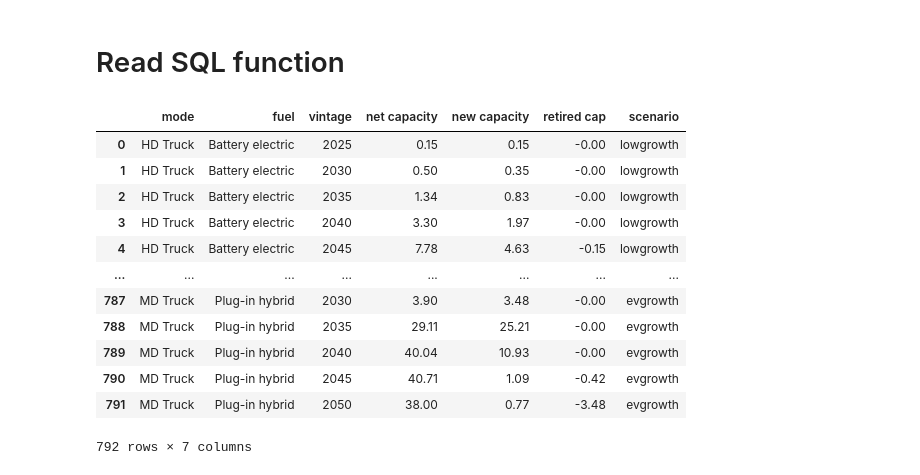
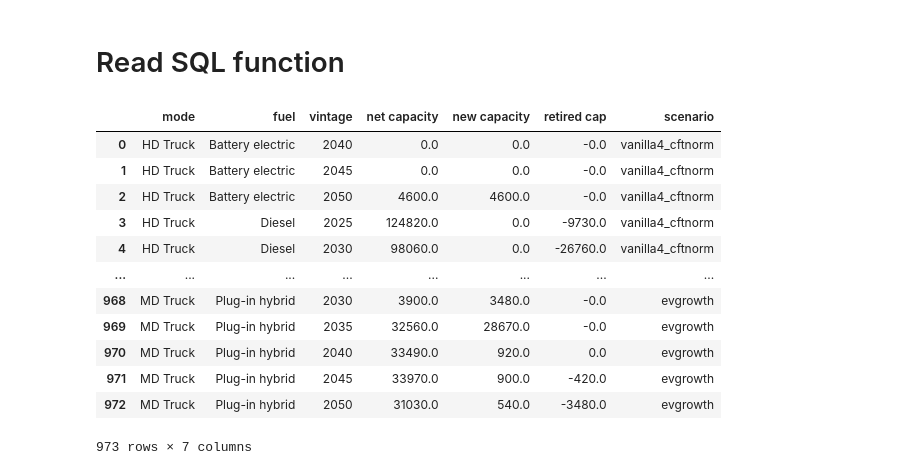
Before and after one commit to CANOE-main/canoe-transportation, a Jupyter notebook: results_analysis/db_results_growth.ipynb, the cells around one changed output. Cells and saved outputs as stored; diff of their text form; code cells hidden in the pictures.

```diff
--- a/results_analysis/db_results_growth.ipynb
+++ b/results_analysis/db_results_growth.ipynb
@@ -333,39 +312,41 @@ plot_capacity_flow(
 # %%
 scenarios = {
     # db variant : scenario
+    'vanilla4' : 'vanilla4_cftnorm',
     "lowgrowth" : "lowgrowth",
-    "baseline"   : "ref2_netgrowth",            # used as 2025 reference
+    "baseline"   : "baseline",            # used as 2025 reference
     "highgrowth": "highgrowth",
     "evgrowth" : "evgrowth"
 }
 modes = ['LD Car', 'LD Truck', 'MD Truck', 'HD Truck']
 
 def load_capacity_flow_scenarios(scenarios: dict[str, str],
                                  modes: list) -> pd.DataFrame:
     dfs = []
     for db_variant, scenario in scenarios.items():
         df = import_db_capacity_data(db_variant, scenario)
         df = df[df['mode'].isin(modes)].copy()  # filter for modes
         df = df.drop(columns=['ex capacity'])   # filter out ex capacity
         df = df[df['vintage'] != 2021].copy()   # filter out 2021 vintage
+        df['net capacity'], df['new capacity'], df['retired cap'] = df['net capacity'] * 1E3, df['new capacity'] * 1E3, df['retired cap'] * 1E3     # convert to normal units
         df["scenario"] = scenario
         dfs.append(df)
     return pd.concat(dfs, ignore_index=True)
 
 fleet_data = load_capacity_flow_scenarios(scenarios, modes)
 fleet_data.to_csv('fleet_data.csv', index=False)
 fleet_data
 # %% [output]
 |  | mode | fuel | vintage | net capacity | new capacity | retired cap | scenario |
-| 0 | HD Truck | Battery electric | 2025 | 0.15 | 0.15 | -0.00 | lowgrowth |
-| 1 | HD Truck | Battery electric | 2030 | 0.50 | 0.35 | -0.00 | lowgrowth |
-| 2 | HD Truck | Battery electric | 2035 | 1.34 | 0.83 | -0.00 | lowgrowth |
-| 3 | HD Truck | Battery electric | 2040 | 3.30 | 1.97 | -0.00 | lowgrowth |
-| 4 | HD Truck | Battery electric | 2045 | 7.78 | 4.63 | -0.15 | lowgrowth |
+| 0 | HD Truck | Battery electric | 2040 | 0.0 | 0.0 | -0.0 | vanilla4_cftnorm |
+| 1 | HD Truck | Battery electric | 2045 | 0.0 | 0.0 | -0.0 | vanilla4_cftnorm |
+| 2 | HD Truck | Battery electric | 2050 | 4600.0 | 4600.0 | -0.0 | vanilla4_cftnorm |
+| 3 | HD Truck | Diesel | 2025 | 124820.0 | 0.0 | -9730.0 | vanilla4_cftnorm |
+| 4 | HD Truck | Diesel | 2030 | 98060.0 | 0.0 | -26760.0 | vanilla4_cftnorm |
 | ... | ... | ... | ... | ... | ... | ... | ... |
-| 787 | MD Truck | Plug-in hybrid | 2030 | 3.90 | 3.48 | -0.00 | evgrowth |
-| 788 | MD Truck | Plug-in hybrid | 2035 | 29.11 | 25.21 | -0.00 | evgrowth |
-| 789 | MD Truck | Plug-in hybrid | 2040 | 40.04 | 10.93 | -0.00 | evgrowth |
-| 790 | MD Truck | Plug-in hybrid | 2045 | 40.71 | 1.09 | -0.42 | evgrowth |
-| 791 | MD Truck | Plug-in hybrid | 2050 | 38.00 | 0.77 | -3.48 | evgrowth |
+| 968 | MD Truck | Plug-in hybrid | 2030 | 3900.0 | 3480.0 | -0.0 | evgrowth |
+| 969 | MD Truck | Plug-in hybrid | 2035 | 32560.0 | 28670.0 | -0.0 | evgrowth |
+| 970 | MD Truck | Plug-in hybrid | 2040 | 33490.0 | 920.0 | 0.0 | evgrowth |
+| 971 | MD Truck | Plug-in hybrid | 2045 | 33970.0 | 900.0 | -420.0 | evgrowth |
+| 972 | MD Truck | Plug-in hybrid | 2050 | 31030.0 | 540.0 | -3480.0 | evgrowth |
-792 rows × 7 columns
+973 rows × 7 columns
```
Also changed, not shown: parts of 8 cells of this notebook, 40 other files.
